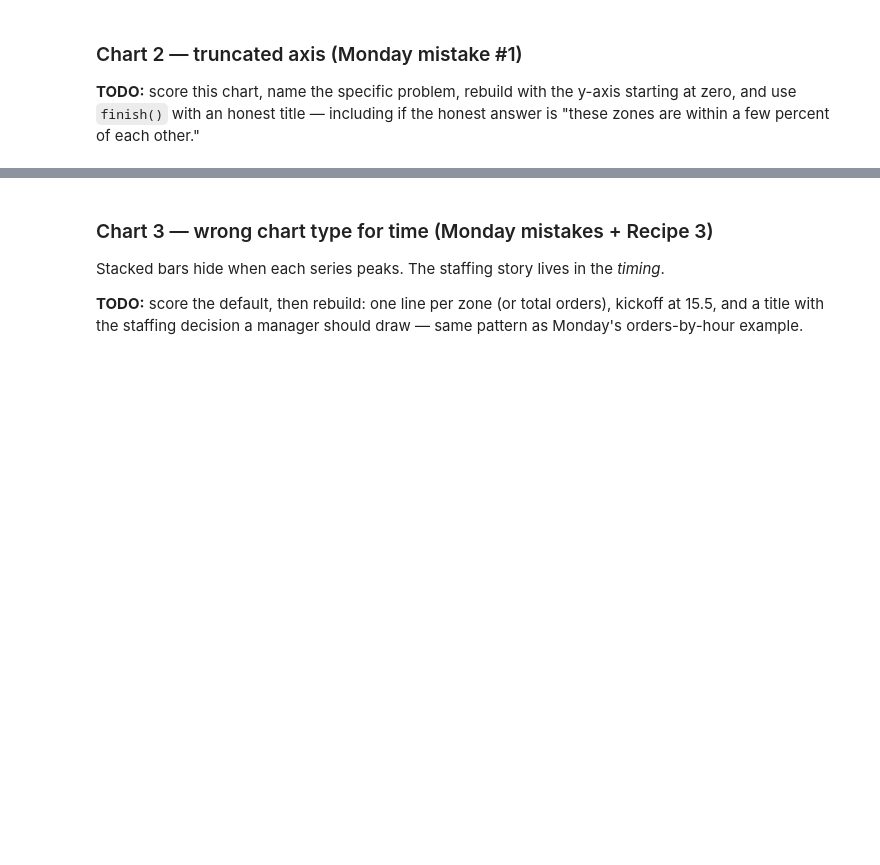
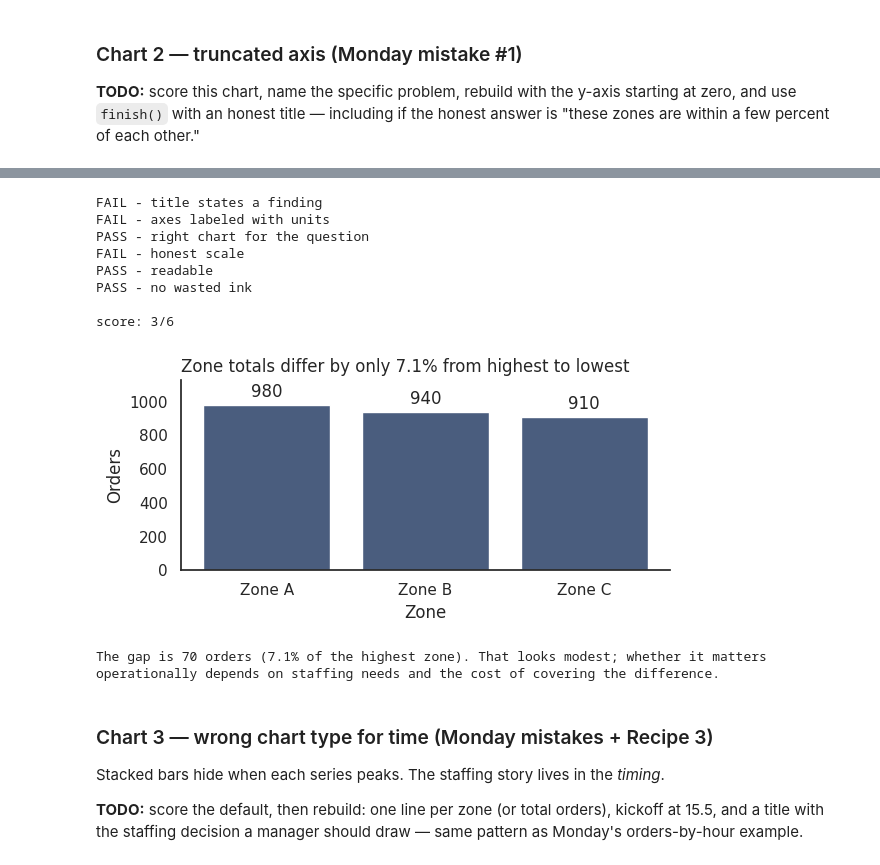
Before and after one commit to spbromberg/ds2002-fa26, a Jupyter notebook: notebooks/07-visualization/2026-11-11 — Critique and Redesign — Studio.ipynb, the cells around one changed output, grey strips where cells are left out. Saved outputs shown, nothing was run; the diff lists cells and outputs as text; code cells hidden in the pictures; blank space fills up the shorter version.

```diff
--- a/notebooks/07-visualization/2026-11-11 — Critique and Redesign — Studio.ipynb
+++ b/notebooks/07-visualization/2026-11-11 — Critique and Redesign — Studio.ipynb
@@ -134,3 +200,47 @@ plt.show()
+# %%
+score(
+    title=False,
+    axes=False,
+    chart_type=True,
+    scale=False,
+    readable=True,
+    ink=True
+)
+
+ordered = zones.sort_values(ascending=False)
+gap = ordered.max() - ordered.min()
+gap_pct = gap / ordered.max() * 100
+
+fig, ax = plt.subplots(figsize=(6, 3))
+bars = ax.bar(ordered.index, ordered.values, color=BLUE)
+
+finish(
+    ax,
+    f'Zone totals differ by only {gap_pct:.1f}% from highest to lowest',
+    xlabel='Zone',
+    ylabel='Orders'
+)
+
+ax.set_ylim(0, ordered.max() * 1.15)
+ax.bar_label(bars, labels=[f'{value:,.0f}' for value in ordered.values], padding=3)
+plt.show()
+
+print(
+    f'The gap is {gap:,.0f} orders ({gap_pct:.1f}% of the highest zone). '
+    'That looks modest; whether it matters operationally depends on staffing needs '
+    'and the cost of covering the difference.'
+)
+# %% [output]
+FAIL - title states a finding
+FAIL - axes labeled with units
+PASS - right chart for the question
+FAIL - honest scale
+PASS - readable
+PASS - no wasted ink
+
+score: 3/6
+[figure, added]
+The gap is 70 orders (7.1% of the highest zone). That looks modest; whether it matters operationally depends on staffing needs and the cost of covering the difference.
 # %% [markdown]
 ### Chart 3 — wrong chart type for time (Monday mistakes + Recipe 3)
 
```
Also changed, not shown: parts of 20 cells of this notebook.
